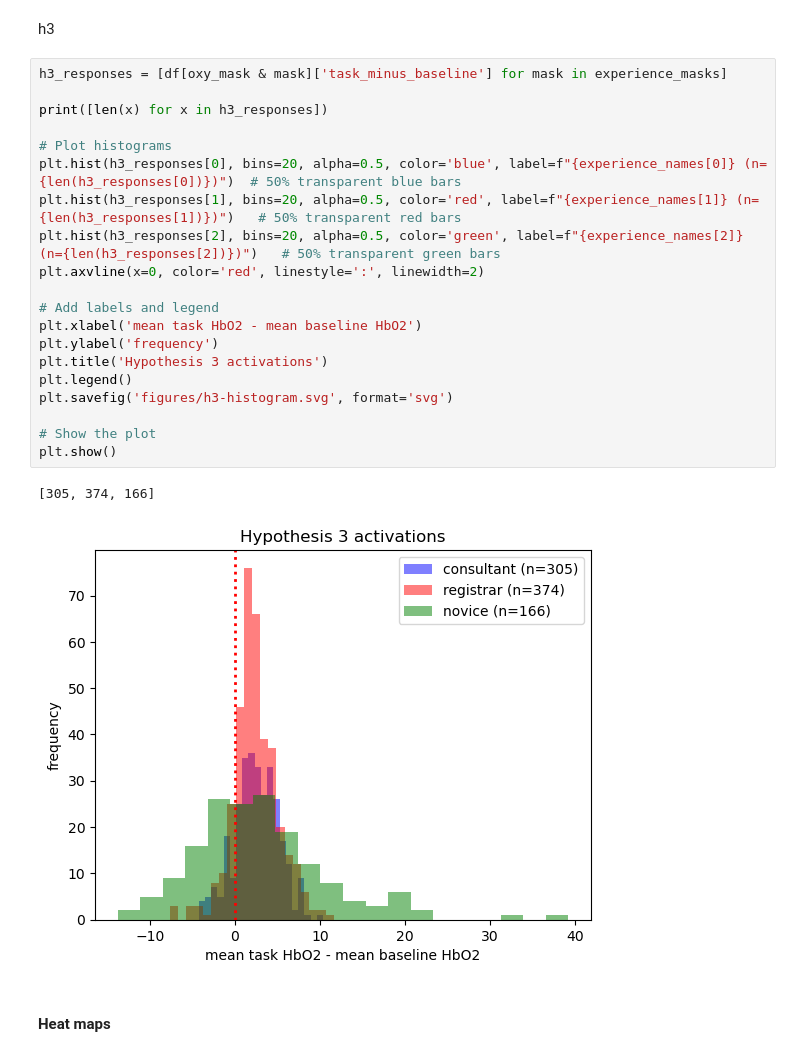
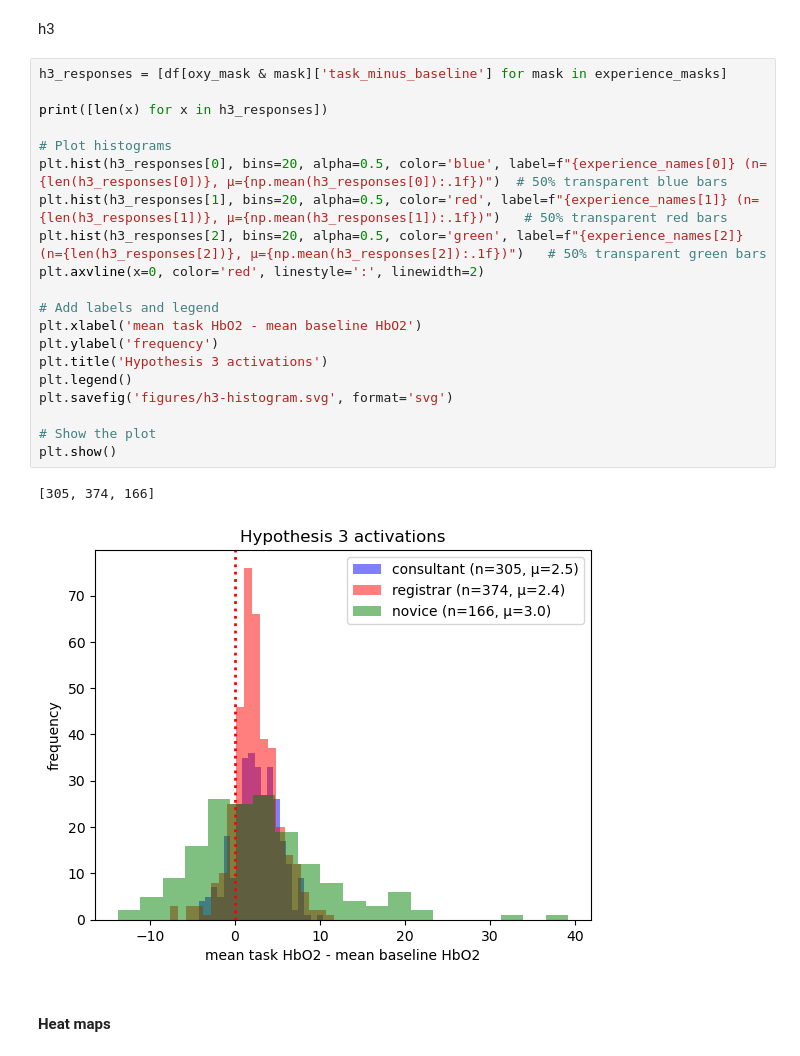
Before and after one commit to trubby22/spne-cw-2, a Jupyter notebook: code/main.ipynb, the cells around one changed output. Saved outputs shown, nothing was run; the diff lists cells and outputs as text.

```diff
--- a/code/main.ipynb
+++ b/code/main.ipynb
@@ -419,26 +434,26 @@ h3
 # %%
 h3_responses = [df[oxy_mask & mask]['task_minus_baseline'] for mask in experience_masks]
 
 print([len(x) for x in h3_responses])
 
 # Plot histograms
-plt.hist(h3_responses[0], bins=20, alpha=0.5, color='blue', label=f"{experience_names[0]} (n={len(h3_responses[0])})")  # 50% transparent blue bars
-plt.hist(h3_responses[1], bins=20, alpha=0.5, color='red', label=f"{experience_names[1]} (n={len(h3_responses[1])})")   # 50% transparent red bars
-plt.hist(h3_responses[2], bins=20, alpha=0.5, color='green', label=f"{experience_names[2]} (n={len(h3_responses[2])})")   # 50% transparent green bars
+plt.hist(h3_responses[0], bins=20, alpha=0.5, color='blue', label=f"{experience_names[0]} (n={len(h3_responses[0])}, μ={np.mean(h3_responses[0]):.1f})")  # 50% transparent blue bars
+plt.hist(h3_responses[1], bins=20, alpha=0.5, color='red', label=f"{experience_names[1]} (n={len(h3_responses[1])}, μ={np.mean(h3_responses[1]):.1f})")   # 50% transparent red bars
+plt.hist(h3_responses[2], bins=20, alpha=0.5, color='green', label=f"{experience_names[2]} (n={len(h3_responses[2])}, μ={np.mean(h3_responses[2]):.1f})")   # 50% transparent green bars
 plt.axvline(x=0, color='red', linestyle=':', linewidth=2)
 
 # Add labels and legend
 plt.xlabel('mean task HbO2 - mean baseline HbO2')
 plt.ylabel('frequency')
 plt.title('Hypothesis 3 activations')
 plt.legend()
 plt.savefig('figures/h3-histogram.svg', format='svg')
 
 # Show the plot
 plt.show()
 # %% [output]
 [305, 374, 166]
-[figure, old version]
+[figure, new version]
 # %% [markdown]
 #### Heat maps
 # %% [markdown]
```
Also changed, not shown: parts of 9 cells of this notebook, 17 other files.
